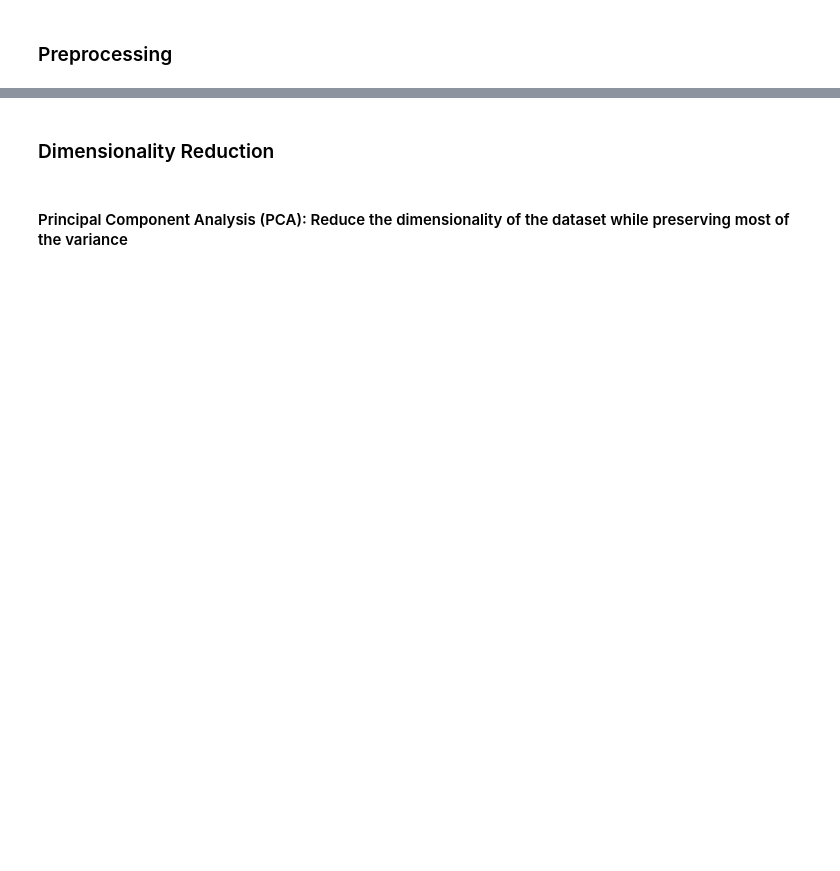
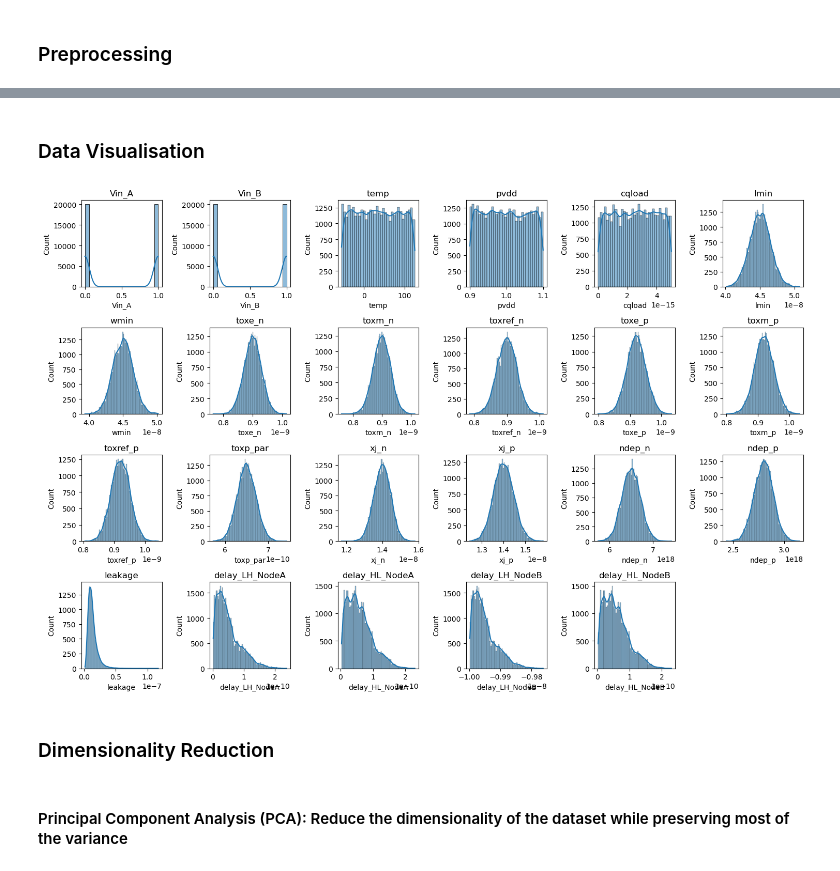
Before and after one commit to sankalp-bhat/DVD-Project-2, a Jupyter notebook: EDA/eda.ipynb, the cells around one changed output, grey strips where cells are left out. Cells and saved outputs as stored; diff of their text form; code cells hidden in the pictures; blank space fills up the shorter version.

```diff
--- a/EDA/eda.ipynb
+++ b/EDA/eda.ipynb
@@ -148,3 +146,16 @@ Preprocessed data:
+# %% [markdown]
+### Data Visualisation
+# %%
+# Histograms of preprocessed data
+plt.figure(figsize=(15, 10))
+for i, column in enumerate(data.columns):
+    plt.subplot(4, 6, i + 1)
+    sns.histplot(data[column], kde=True)
+    plt.title(column)
+plt.tight_layout()
+plt.show()
+# %% [output]
+[figure, added]
 # %% [markdown]
 ### Dimensionality Reduction
 # %% [markdown]
```
Also changed, not shown: parts of 33 cells of this notebook.
